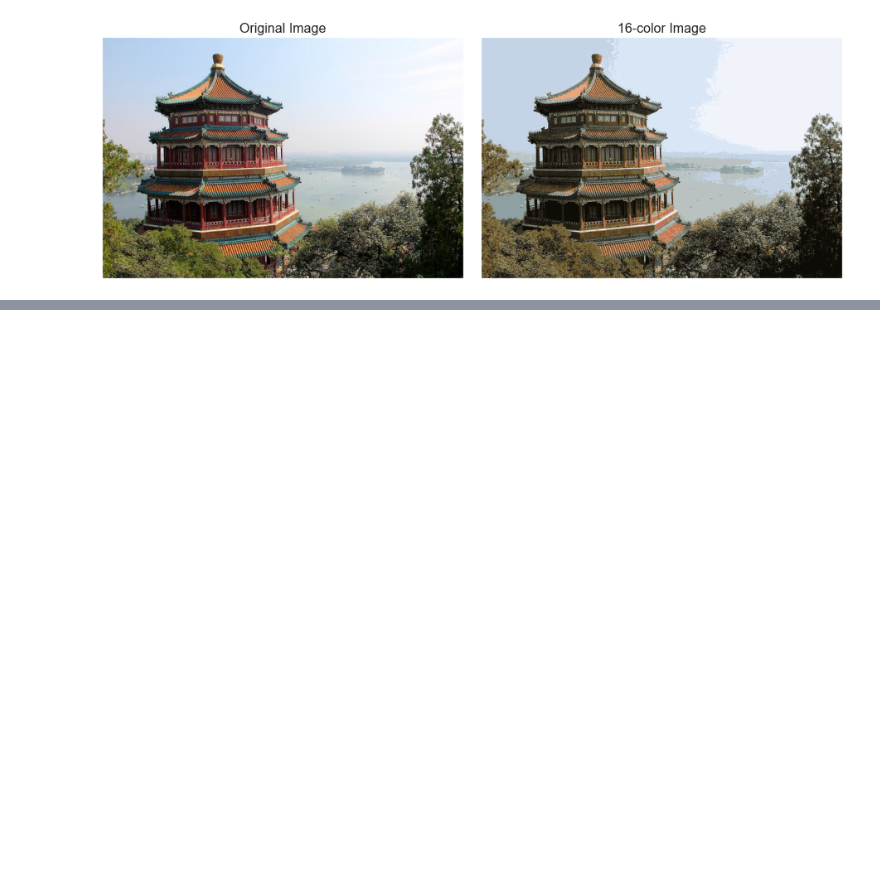
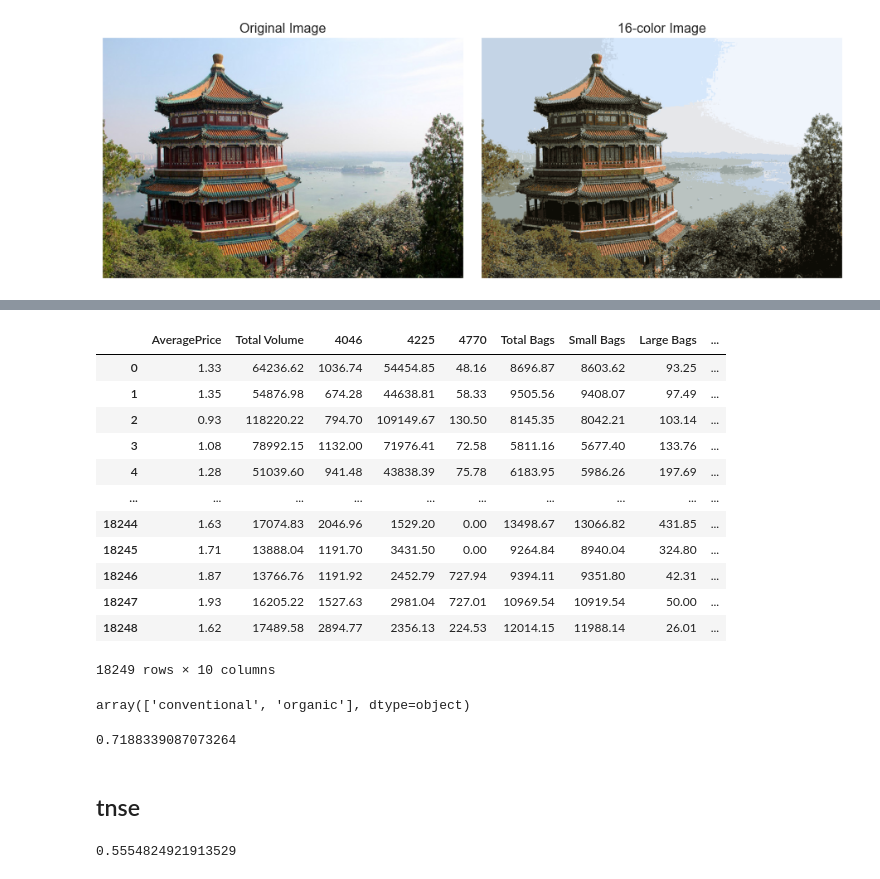
Before and after one commit to dmitrymailk/volsu_ai, a Jupyter notebook: labs/lab_3/lab_3.ipynb, the cells around one changed output, grey strips where cells are left out. Cells and saved outputs as stored; diff of their text form; code cells hidden in the pictures; blank space fills up the shorter version.

Commit message:
add clusterization lab 3

```diff
--- a/labs/lab_3/lab_3.ipynb
+++ b/labs/lab_3/lab_3.ipynb
@@ -204,0 +362,2 @@ ax[1].set_title('16-color Image', size=16); # 16-цветное изображе
+# %%
+avocado_dataset = pd.read_csv("./avocado.csv")
@@ -204,0 +373,25 @@ ax[1].set_title('16-color Image', size=16); # 16-цветное изображе
+# %%
+avocado_dataset = avocado_dataset.drop(columns=['Date', "Unnamed: 0", 'year', 'region'])
+# %%
+avocado_dataset
+# %% [output]
+|  | AveragePrice | Total Volume | 4046 | 4225 | 4770 | Total Bags | Small Bags | Large Bags | ... |
+| 0 | 1.33 | 64236.62 | 1036.74 | 54454.85 | 48.16 | 8696.87 | 8603.62 | 93.25 | ... |
+| 1 | 1.35 | 54876.98 | 674.28 | 44638.81 | 58.33 | 9505.56 | 9408.07 | 97.49 | ... |
+| 2 | 0.93 | 118220.22 | 794.70 | 109149.67 | 130.50 | 8145.35 | 8042.21 | 103.14 | ... |
+| 3 | 1.08 | 78992.15 | 1132.00 | 71976.41 | 72.58 | 5811.16 | 5677.40 | 133.76 | ... |
+| 4 | 1.28 | 51039.60 | 941.48 | 43838.39 | 75.78 | 6183.95 | 5986.26 | 197.69 | ... |
+| ... | ... | ... | ... | ... | ... | ... | ... | ... | ... |
+| 18244 | 1.63 | 17074.83 | 2046.96 | 1529.20 | 0.00 | 13498.67 | 13066.82 | 431.85 | ... |
+| 18245 | 1.71 | 13888.04 | 1191.70 | 3431.50 | 0.00 | 9264.84 | 8940.04 | 324.80 | ... |
+| 18246 | 1.87 | 13766.76 | 1191.92 | 2452.79 | 727.94 | 9394.11 | 9351.80 | 42.31 | ... |
+| 18247 | 1.93 | 16205.22 | 1527.63 | 2981.04 | 727.01 | 10969.54 | 10919.54 | 50.00 | ... |
+| 18248 | 1.62 | 17489.58 | 2894.77 | 2356.13 | 224.53 | 12014.15 | 11988.14 | 26.01 | ... |
+18249 rows × 10 columns
+# %%
+label_encoder = preprocessing.LabelEncoder()
+label_encoder.fit(avocado_dataset['type'].values)
+
+label_encoder.classes_
+# %% [output]
+array(['conventional', 'organic'], dtype=object)
@@ -204,0 +401,36 @@ ax[1].set_title('16-color Image', size=16); # 16-цветное изображе
+# %%
+kmeans = Pipeline([
+	('Normalizer', Normalizer()),
+	('KMeans', KMeans(n_clusters=len(label_encoder.classes_), random_state=0))
+])
+clusters = kmeans.fit_predict(X)
+
+from scipy.stats import mode
+labels = np.zeros_like(clusters)
+
+for i in range(len(label_encoder.classes_)):
+	mask = (clusters == i)
+	labels[mask] = mode(y[mask])[0]
+
+accuracy_score(y, labels)
+# %% [output]
+0.7188339087073264
+# %% [markdown]
+## tnse
+# %%
+from sklearn.manifold import TSNE
+# Проекция данных: выполнение этого шага займет несколько секунд
+tsne = TSNE(n_components=2, init='pca', random_state=0)
+X = Normalizer().fit_transform(X)
+digits_proj = tsne.fit_transform(X) # Расчет кластеров
+kmeans = KMeans(n_clusters=len(label_encoder.classes_), random_state=0)
+clusters = kmeans.fit_predict(digits_proj) # Перестановка меток местами
+labels = np.zeros_like(clusters)
+
+for i in range(len(label_encoder.classes_)):
+	mask = (clusters == i)
+	labels[mask] = mode(y[mask])[0]
+
+accuracy_score(y, labels)
+# %% [output]
+0.5554824921913529
```
Also changed, not shown: parts of 28 cells of this notebook, 1 other file.
